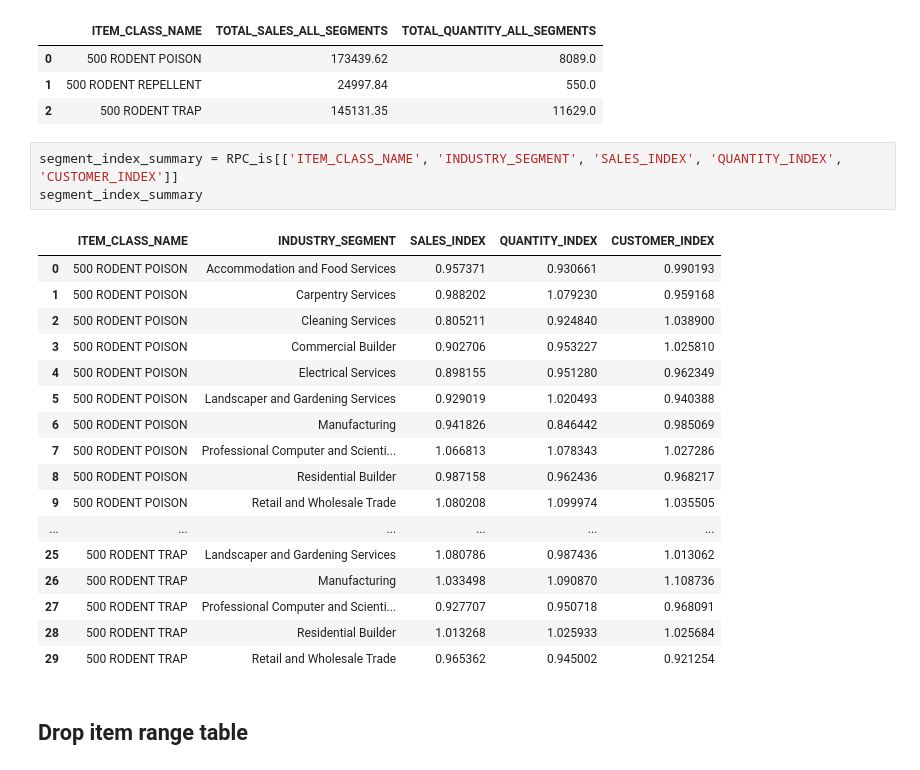
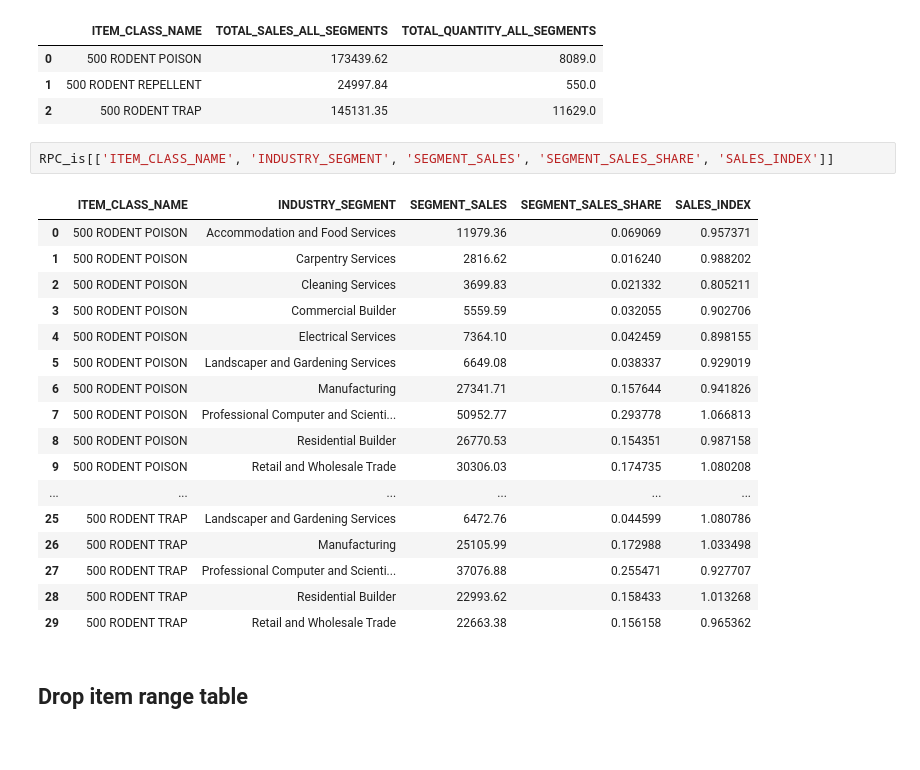
Before and after one commit to Meiji-Tran/Merch-Insights, a Jupyter notebook: NZ RR/400 RODENT PEST CONTROL/General insights/profiling.ipynb, the cells around one changed output. Saved outputs shown, nothing was run; the diff lists cells and outputs as text.

```diff
--- a/NZ RR/400 RODENT PEST CONTROL/General insights/profiling.ipynb
+++ b/NZ RR/400 RODENT PEST CONTROL/General insights/profiling.ipynb
@@ -137,27 +135,26 @@ total_summary
 | 0 | 500 RODENT POISON | 173439.62 | 8089.0 |
 | 1 | 500 RODENT REPELLENT | 24997.84 | 550.0 |
 | 2 | 500 RODENT TRAP | 145131.35 | 11629.0 |
-# %%
-segment_index_summary = RPC_is[['ITEM_CLASS_NAME', 'INDUSTRY_SEGMENT', 'SALES_INDEX', 'QUANTITY_INDEX', 'CUSTOMER_INDEX']]
-segment_index_summary
-# %% [output]
-|  | ITEM_CLASS_NAME | INDUSTRY_SEGMENT | SALES_INDEX | QUANTITY_INDEX | CUSTOMER_INDEX |
-| 0 | 500 RODENT POISON | Accommodation and Food Services | 0.957371 | 0.930661 | 0.990193 |
-| 1 | 500 RODENT POISON | Carpentry Services | 0.988202 | 1.079230 | 0.959168 |
-| 2 | 500 RODENT POISON | Cleaning Services | 0.805211 | 0.924840 | 1.038900 |
-| 3 | 500 RODENT POISON | Commercial Builder | 0.902706 | 0.953227 | 1.025810 |
-| 4 | 500 RODENT POISON | Electrical Services | 0.898155 | 0.951280 | 0.962349 |
-| 5 | 500 RODENT POISON | Landscaper and Gardening Services | 0.929019 | 1.020493 | 0.940388 |
-| 6 | 500 RODENT POISON | Manufacturing | 0.941826 | 0.846442 | 0.985069 |
-| 7 | 500 RODENT POISON | Professional Computer and Scienti... | 1.066813 | 1.078343 | 1.027286 |
-| 8 | 500 RODENT POISON | Residential Builder | 0.987158 | 0.962436 | 0.968217 |
-| 9 | 500 RODENT POISON | Retail and Wholesale Trade | 1.080208 | 1.099974 | 1.035505 |
-| ... | ... | ... | ... | ... | ... |
-| 25 | 500 RODENT TRAP | Landscaper and Gardening Services | 1.080786 | 0.987436 | 1.013062 |
-| 26 | 500 RODENT TRAP | Manufacturing | 1.033498 | 1.090870 | 1.108736 |
-| 27 | 500 RODENT TRAP | Professional Computer and Scienti... | 0.927707 | 0.950718 | 0.968091 |
-| 28 | 500 RODENT TRAP | Residential Builder | 1.013268 | 1.025933 | 1.025684 |
-| 29 | 500 RODENT TRAP | Retail and Wholesale Trade | 0.965362 | 0.945002 | 0.921254 |
+# %%
+RPC_is[['ITEM_CLASS_NAME', 'INDUSTRY_SEGMENT', 'SEGMENT_SALES', 'SEGMENT_SALES_SHARE', 'SALES_INDEX']]
+# %% [output]
+|  | ITEM_CLASS_NAME | INDUSTRY_SEGMENT | SEGMENT_SALES | SEGMENT_SALES_SHARE | SALES_INDEX |
+| 0 | 500 RODENT POISON | Accommodation and Food Services | 11979.36 | 0.069069 | 0.957371 |
+| 1 | 500 RODENT POISON | Carpentry Services | 2816.62 | 0.016240 | 0.988202 |
+| 2 | 500 RODENT POISON | Cleaning Services | 3699.83 | 0.021332 | 0.805211 |
+| 3 | 500 RODENT POISON | Commercial Builder | 5559.59 | 0.032055 | 0.902706 |
+| 4 | 500 RODENT POISON | Electrical Services | 7364.10 | 0.042459 | 0.898155 |
+| 5 | 500 RODENT POISON | Landscaper and Gardening Services | 6649.08 | 0.038337 | 0.929019 |
+| 6 | 500 RODENT POISON | Manufacturing | 27341.71 | 0.157644 | 0.941826 |
+| 7 | 500 RODENT POISON | Professional Computer and Scienti... | 50952.77 | 0.293778 | 1.066813 |
+| 8 | 500 RODENT POISON | Residential Builder | 26770.53 | 0.154351 | 0.987158 |
+| 9 | 500 RODENT POISON | Retail and Wholesale Trade | 30306.03 | 0.174735 | 1.080208 |
+| ... | ... | ... | ... | ... | ... |
+| 25 | 500 RODENT TRAP | Landscaper and Gardening Services | 6472.76 | 0.044599 | 1.080786 |
+| 26 | 500 RODENT TRAP | Manufacturing | 25105.99 | 0.172988 | 1.033498 |
+| 27 | 500 RODENT TRAP | Professional Computer and Scienti... | 37076.88 | 0.255471 | 0.927707 |
+| 28 | 500 RODENT TRAP | Residential Builder | 22993.62 | 0.158433 | 1.013268 |
+| 29 | 500 RODENT TRAP | Retail and Wholesale Trade | 22663.38 | 0.156158 | 0.965362 |
 # %% [markdown]
 ## Drop item range table
 # %%
```
Also changed, not shown: parts of 11 cells of this notebook, 3 other files.
